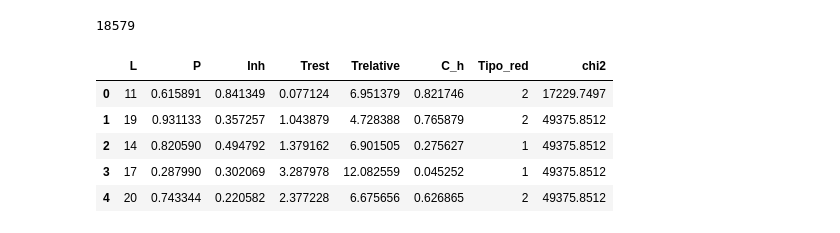
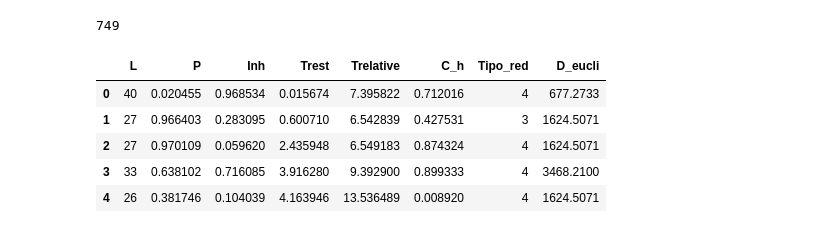
Before and after one commit to juanmillan03/Tesis-CA, a Jupyter notebook: Codigos/V9/Data_base.ipynb, the cells around one changed output. Drawn from its saved outputs; the diff is of its cells as text; code cells hidden in the pictures.

```diff
--- a/Codigos/V9/Data_base.ipynb
+++ b/Codigos/V9/Data_base.ipynb
@@ -6,18 +6,18 @@ import seaborn as sns
 from sklearn.preprocessing import StandardScaler
 # %%
 # Cargar el archivo de resultados en un DataFrame de Pandas
-df = pd.read_csv("resultados_F.txt", sep="\t")
+df = pd.read_csv("resultados_C.txt", sep="\t")
 print(len(df))
 # Mostrar las primeras filas del DataFrame
 df.head()
 
-New_df = df[["L","P","Inh","Trest","Trelative","C_h","Tipo_red","chi2"]]
+New_df = df[["L","P","Inh","Trest","Trelative","C_h","Tipo_red","D_eucli"]]
 New_df.head()
 # %% [output]
-18579
+749
-|  | L | P | Inh | Trest | Trelative | C_h | Tipo_red | chi2 |
-| 0 | 11 | 0.615891 | 0.841349 | 0.077124 | 6.951379 | 0.821746 | 2 | 17229.7497 |
-| 1 | 19 | 0.931133 | 0.357257 | 1.043879 | 4.728388 | 0.765879 | 2 | 49375.8512 |
-| 2 | 14 | 0.820590 | 0.494792 | 1.379162 | 6.901505 | 0.275627 | 1 | 49375.8512 |
-| 3 | 17 | 0.287990 | 0.302069 | 3.287978 | 12.082559 | 0.045252 | 1 | 49375.8512 |
-| 4 | 20 | 0.743344 | 0.220582 | 2.377228 | 6.675656 | 0.626865 | 2 | 49375.8512 |
+|  | L | P | Inh | Trest | Trelative | C_h | Tipo_red | D_eucli |
+| 0 | 40 | 0.020455 | 0.968534 | 0.015674 | 7.395822 | 0.712016 | 4 | 677.2733 |
+| 1 | 27 | 0.966403 | 0.283095 | 0.600710 | 6.542839 | 0.427531 | 3 | 1624.5071 |
+| 2 | 27 | 0.970109 | 0.059620 | 2.435948 | 6.549183 | 0.874324 | 4 | 1624.5071 |
+| 3 | 33 | 0.638102 | 0.716085 | 3.916280 | 9.392900 | 0.899333 | 4 | 3468.2100 |
+| 4 | 26 | 0.381746 | 0.104039 | 4.163946 | 13.536489 | 0.008920 | 4 | 1624.5071 |
```
Also changed, not shown: parts of 12 cells of this notebook, 18 other files.
